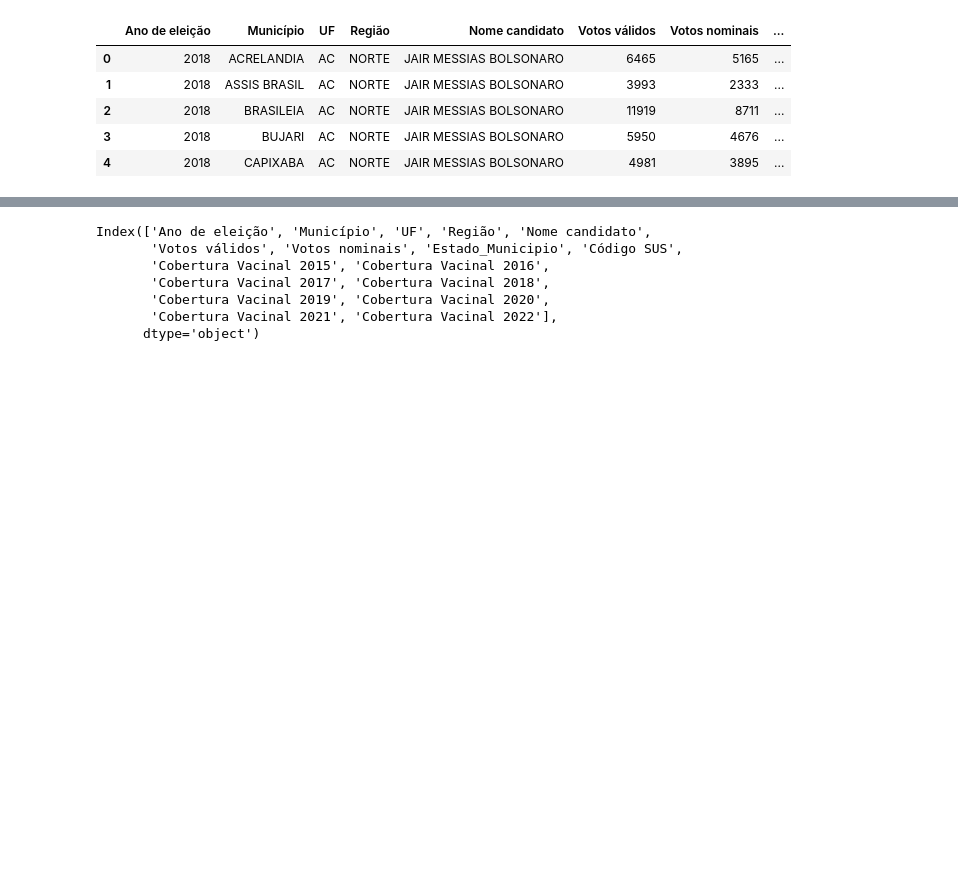
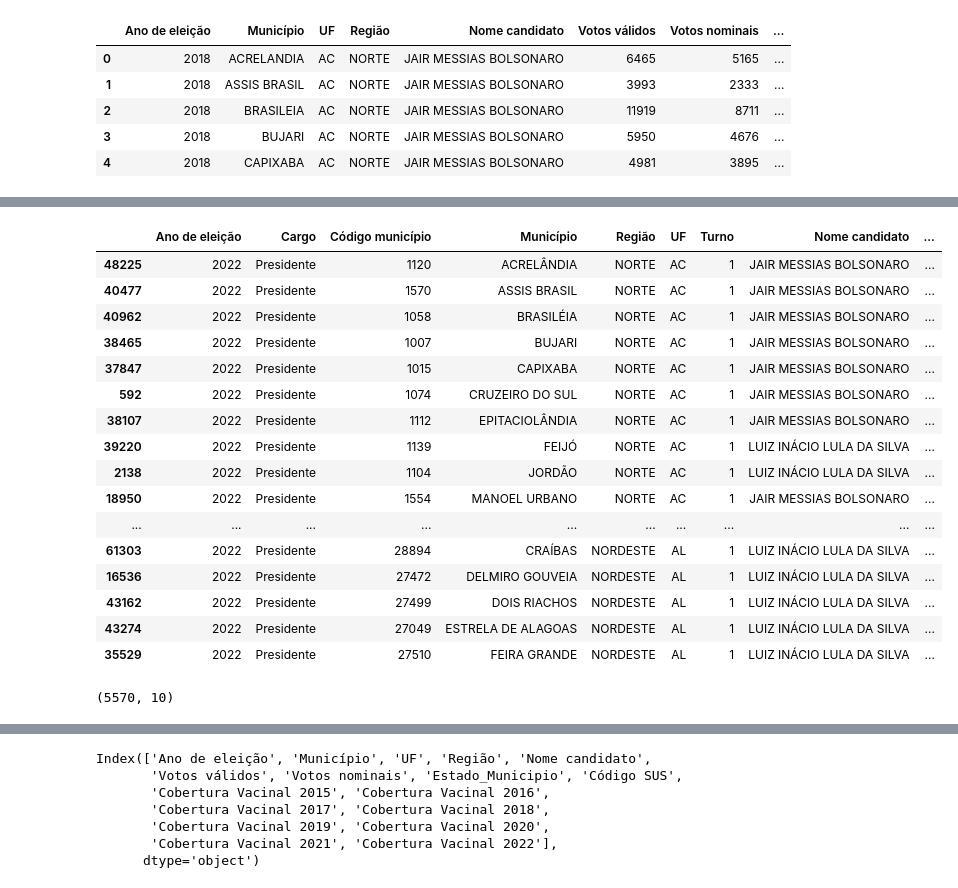
Before and after one commit to jessicabom/analise_cobertura_vacinal_x_eleicoes_2015_2022, a Jupyter notebook: ETL.ipynb, the cells around one changed output, grey strips where cells are left out. Cells and saved outputs as stored; diff of their text form; code cells hidden in the pictures; blank space fills up the shorter version.

```diff
--- a/ETL.ipynb
+++ b/ETL.ipynb
@@ -983,0 +1096,26 @@ df_combinado.to_csv("DadosProntos.csv", index=False)
+# %%
+#Aqui da mesma forma me interessaria saber quem foi o candidato mais votado em 2022 em cada município. Fiz o mesmo grupby, mas pegando o Head dessa vez, por conta de como o DF foi organizado acima
+df_eleicoes_2022 = df_eleicoes_2022.groupby(["UF", "Município"]).head(1)
+df_eleicoes_2022.head(50)
+# %% [output]
+|  | Ano de eleição | Cargo | Código município | Município | Região | UF | Turno | Nome candidato | ... |
+| 48225 | 2022 | Presidente | 1120 | ACRELÂNDIA | NORTE | AC | 1 | JAIR MESSIAS BOLSONARO | ... |
+| 40477 | 2022 | Presidente | 1570 | ASSIS BRASIL | NORTE | AC | 1 | JAIR MESSIAS BOLSONARO | ... |
+| 40962 | 2022 | Presidente | 1058 | BRASILÉIA | NORTE | AC | 1 | JAIR MESSIAS BOLSONARO | ... |
+| 38465 | 2022 | Presidente | 1007 | BUJARI | NORTE | AC | 1 | JAIR MESSIAS BOLSONARO | ... |
+| 37847 | 2022 | Presidente | 1015 | CAPIXABA | NORTE | AC | 1 | JAIR MESSIAS BOLSONARO | ... |
+| 592 | 2022 | Presidente | 1074 | CRUZEIRO DO SUL | NORTE | AC | 1 | JAIR MESSIAS BOLSONARO | ... |
+| 38107 | 2022 | Presidente | 1112 | EPITACIOLÂNDIA | NORTE | AC | 1 | JAIR MESSIAS BOLSONARO | ... |
+| 39220 | 2022 | Presidente | 1139 | FEIJÓ | NORTE | AC | 1 | LUIZ INÁCIO LULA DA SILVA | ... |
+| 2138 | 2022 | Presidente | 1104 | JORDÃO | NORTE | AC | 1 | LUIZ INÁCIO LULA DA SILVA | ... |
+| 18950 | 2022 | Presidente | 1554 | MANOEL URBANO | NORTE | AC | 1 | JAIR MESSIAS BOLSONARO | ... |
+| ... | ... | ... | ... | ... | ... | ... | ... | ... | ... |
+| 61303 | 2022 | Presidente | 28894 | CRAÍBAS | NORDESTE | AL | 1 | LUIZ INÁCIO LULA DA SILVA | ... |
+| 16536 | 2022 | Presidente | 27472 | DELMIRO GOUVEIA | NORDESTE | AL | 1 | LUIZ INÁCIO LULA DA SILVA | ... |
+| 43162 | 2022 | Presidente | 27499 | DOIS RIACHOS | NORDESTE | AL | 1 | LUIZ INÁCIO LULA DA SILVA | ... |
+| 43274 | 2022 | Presidente | 27049 | ESTRELA DE ALAGOAS | NORDESTE | AL | 1 | LUIZ INÁCIO LULA DA SILVA | ... |
+| 35529 | 2022 | Presidente | 27510 | FEIRA GRANDE | NORDESTE | AL | 1 | LUIZ INÁCIO LULA DA SILVA | ... |
+# %%
+df_eleicoes_2022.shape
+# %% [output]
+(5570, 10)
```
Also changed, not shown: parts of 95 cells of this notebook, 36 other files.
